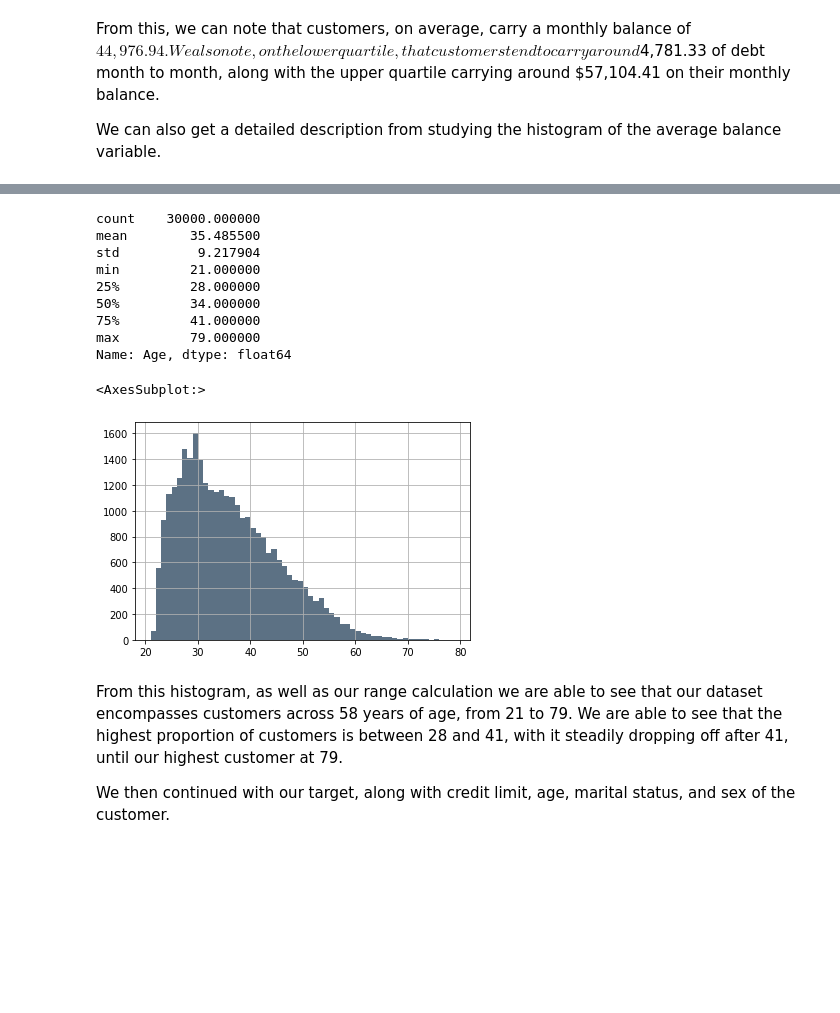
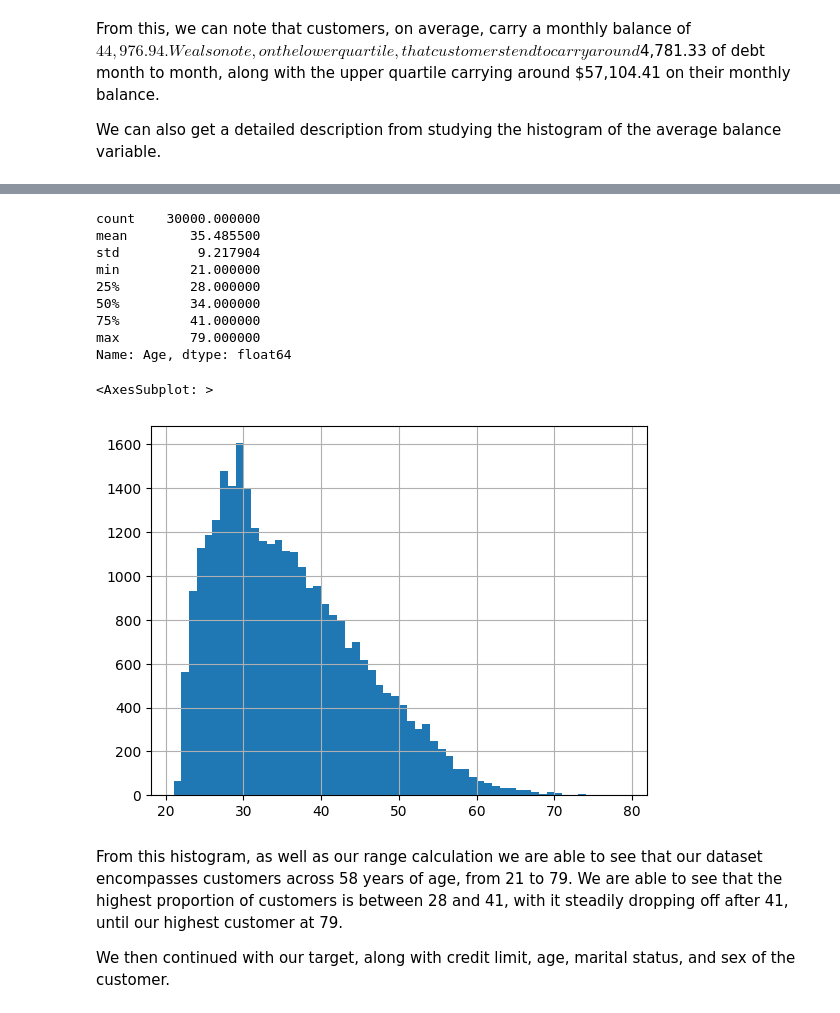
Before and after one commit to halle15/DATA-400_Final_Project, a Jupyter notebook: Final_Project_txt.ipynb, the cells around one changed output, grey strips where cells are left out. Drawn from its saved outputs; the diff is of its cells as text; code cells hidden in the pictures; blank space fills up the shorter version.

```diff
--- a/Final_Project_txt.ipynb
+++ b/Final_Project_txt.ipynb
@@ -208,19 +210,19 @@ array([[<AxesSubplot:title={'center':'ID'}>,
 # %%
 print(df['Age'].describe())
 rng = df['Age'].describe()['max'] -  df['Age'].describe()['min']
-df['Age'].hist(bins=int(rng), color=(0.2, 0.3, 0.4, 0.8))
+df['Age'].hist(bins=int(rng))
 # %% [output]
 count    30000.000000
 mean        35.485500
 std          9.217904
 min         21.000000
 25%         28.000000
 50%         34.000000
 75%         41.000000
 max         79.000000
 Name: Age, dtype: float64
-<AxesSubplot:>
+<AxesSubplot: >
-[figure, old version]
+[figure, new version]
 # %% [markdown]
 From this histogram, as well as our range calculation we are able to see that our dataset encompasses customers across 58 years of age, from 21 to 79. We are able to see that the highest proportion of customers is between 28 and 41, with it steadily dropping off after 41, until our highest customer at 79.
 
```
Also changed, not shown: parts of 32 cells of this notebook.
